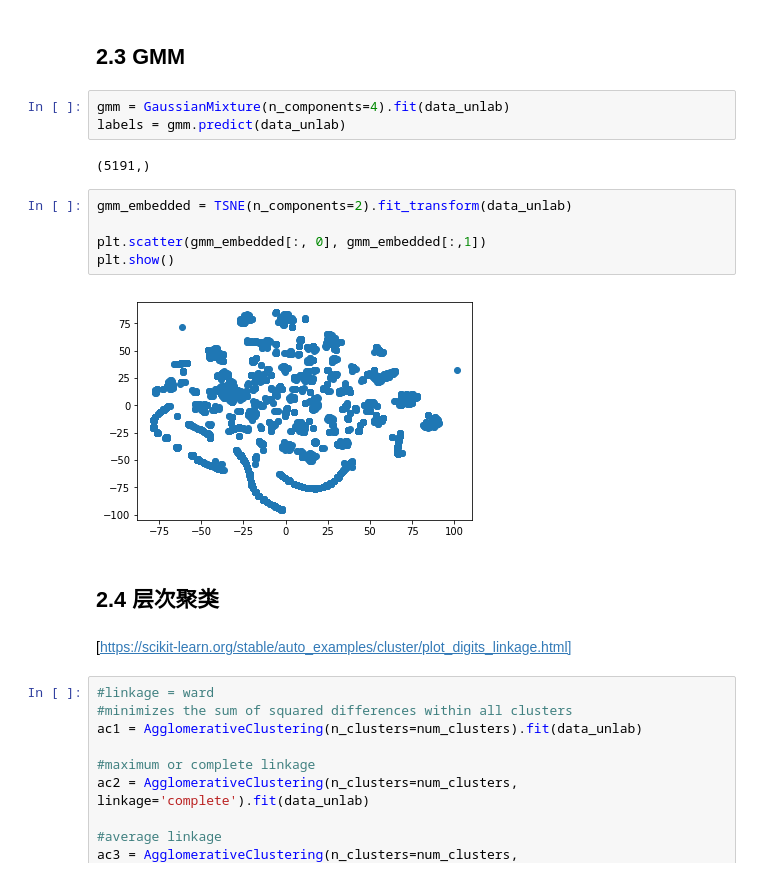
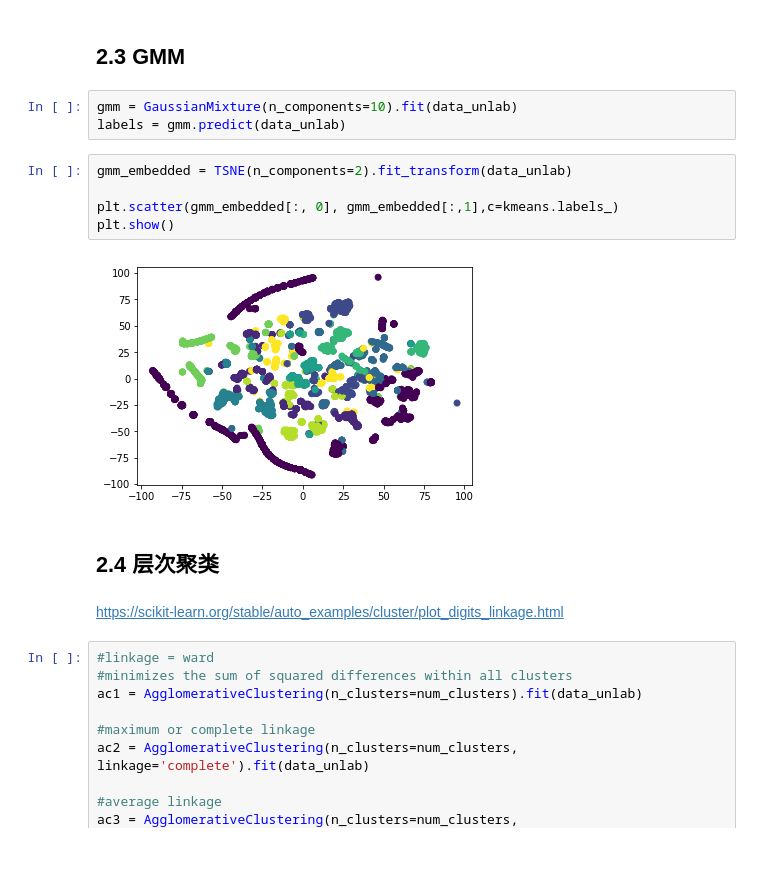
Before and after one commit to Dailinim/IntroductinoToAI_homework, a Jupyter notebook: 第二次作业/BLE RSSI.ipynb, the cells around one changed output. Cells and saved outputs as stored; diff of their text form.

Commit message:
mcomplement all visualization

```diff
--- a/第二次作业/BLE RSSI.ipynb
+++ b/第二次作业/BLE RSSI.ipynb
@@ -293,21 +261,19 @@ plt.show()
 # %% [markdown]
 ## 2.3 GMM
 # %%
-gmm = GaussianMixture(n_components=4).fit(data_unlab)
+gmm = GaussianMixture(n_components=10).fit(data_unlab)
 labels = gmm.predict(data_unlab)
-# %% [output]
-(5191,)
 # %%
 gmm_embedded = TSNE(n_components=2).fit_transform(data_unlab)
 
-plt.scatter(gmm_embedded[:, 0], gmm_embedded[:,1])
+plt.scatter(gmm_embedded[:, 0], gmm_embedded[:,1],c=kmeans.labels_)
 plt.show()
 # %% [output]
-[figure, old version]
+[figure, new version]
 # %% [markdown]
 ## 2.4 层次聚类
 # %% [markdown]
-[https://scikit-learn.org/stable/auto_examples/cluster/plot_digits_linkage.html]
+https://scikit-learn.org/stable/auto_examples/cluster/plot_digits_linkage.html
 # %%
 #linkage = ward
 #minimizes the sum of squared differences within all clusters
```
Also changed, not shown: parts of 16 cells of this notebook, 9 other files.
